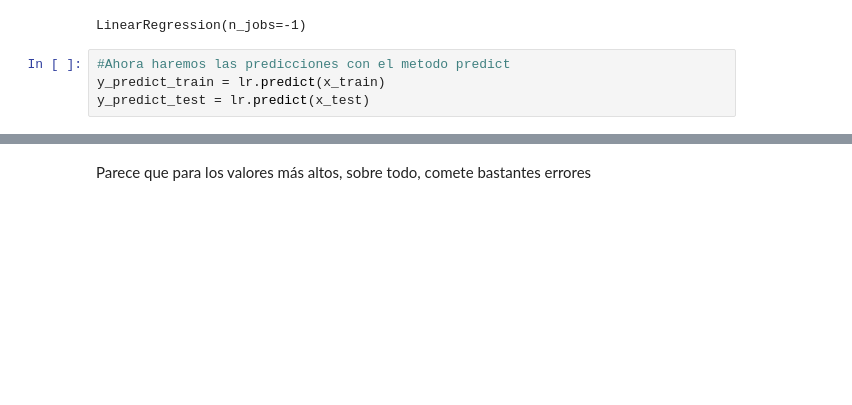
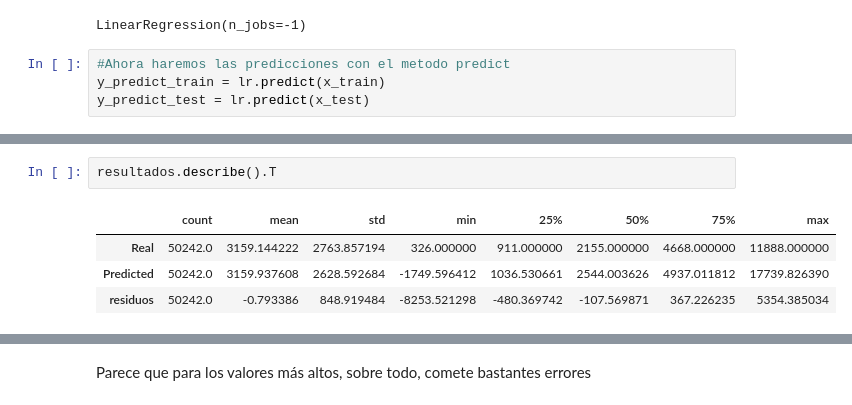
Before and after one commit to Adalab/DA_promoC_Modulo3_sprint1_Sandra_Naiara, a Jupyter notebook: regresion_lineal/ejercicios/09-intro_regresion_lineal.ipynb, the cells around one changed output, grey strips where cells are left out. Drawn from its saved outputs; the diff is of its cells as text; blank space fills up the shorter version.

```diff
--- a/regresion_lineal/ejercicios/09-intro_regresion_lineal.ipynb
+++ b/regresion_lineal/ejercicios/09-intro_regresion_lineal.ipynb
@@ -92,0 +87,7 @@ resultados.head()
+# %%
+resultados.describe().T
+# %% [output]
+|  | count | mean | std | min | 25% | 50% | 75% | max |
+| Real | 50242.0 | 3159.144222 | 2763.857194 | 326.000000 | 911.000000 | 2155.000000 | 4668.000000 | 11888.000000 |
+| Predicted | 50242.0 | 3159.937608 | 2628.592684 | -1749.596412 | 1036.530661 | 2544.003626 | 4937.011812 | 17739.826390 |
+| residuos | 50242.0 | -0.793386 | 848.919484 | -8253.521298 | -480.369742 | -107.569871 | 367.226235 | 5354.385034 |
```
Also changed, not shown: parts of 15 cells of this notebook, 13 other files.
